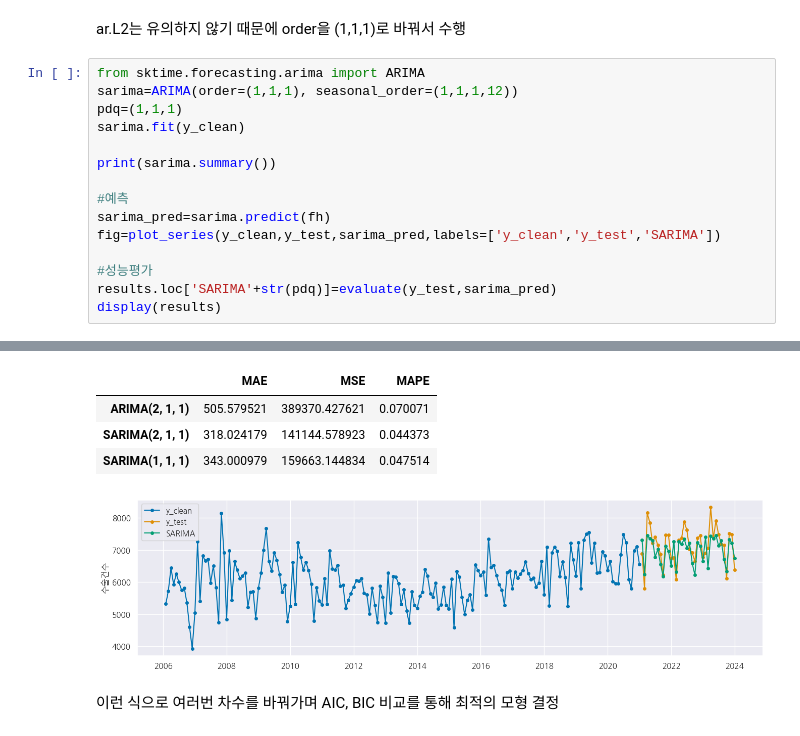
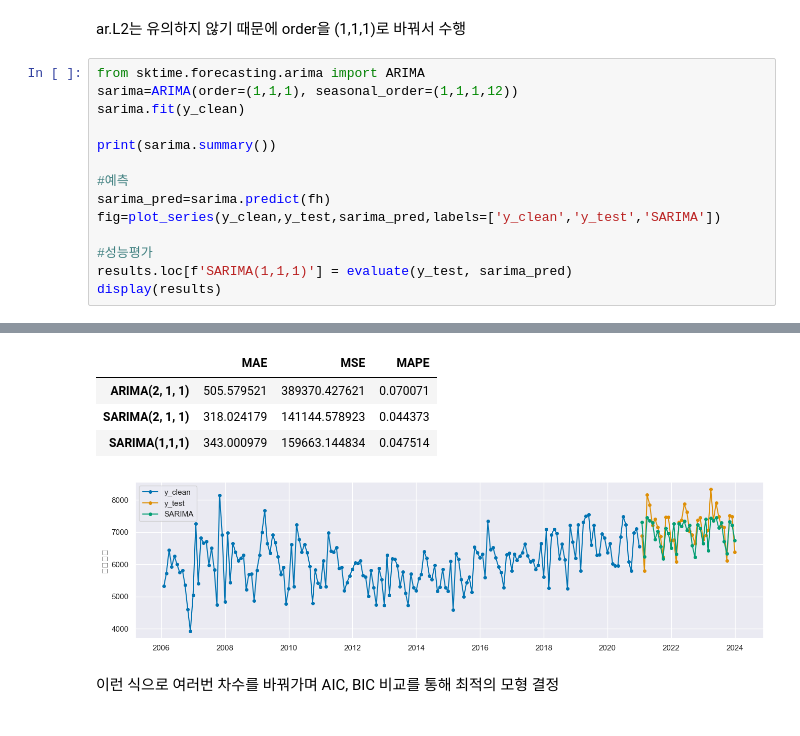
Before and after one commit to ppvid/biostat, a Jupyter notebook: 시계열과자기회귀모형.ipynb, the cells around one changed output, grey strips where cells are left out. Drawn from its saved outputs; the diff is of its cells as text.

```diff
--- a/시계열과자기회귀모형.ipynb
+++ b/시계열과자기회귀모형.ipynb
@@ -505,7 +505,6 @@ ar.L2는 유의하지 않기 때문에 order을 (1,1,1)로 바꿔서 수행
 # %%
 from sktime.forecasting.arima import ARIMA
 sarima=ARIMA(order=(1,1,1), seasonal_order=(1,1,1,12))
-pdq=(1,1,1)
 sarima.fit(y_clean)
 
 print(sarima.summary())
@@ -515,7 +514,7 @@ sarima_pred=sarima.predict(fh)
 fig=plot_series(y_clean,y_test,sarima_pred,labels=['y_clean','y_test','SARIMA'])
 
 #성능평가
-results.loc['SARIMA'+str(pdq)]=evaluate(y_test,sarima_pred)
+results.loc[f'SARIMA(1,1,1)'] = evaluate(y_test, sarima_pred)
 display(results)
 # %% [output]
                                      SARIMAX Results
@@ -527,19 +526,19 @@ Time:                                    22:33:43   BIC
 Sample:                                01-31-2006   HQIC                          2608.669
                                      - 12-31-2020
 Covariance Type:                              opg
 ==============================================================================
                  coef    std err          z      P>|z|      [0.025      0.975]
 ------------------------------------------------------------------------------
 ... (11 lines left out)
 ===================================================================================
 
 Warnings:
 [1] Covariance matrix calculated using the outer product of gradients (complex-step).
 |  | MAE | MSE | MAPE |
 | ARIMA(2, 1, 1) | 505.579521 | 389370.427621 | 0.070071 |
 | SARIMA(2, 1, 1) | 318.024179 | 141144.578923 | 0.044373 |
-| SARIMA(1, 1, 1) | 343.000979 | 159663.144834 | 0.047514 |
+| SARIMA(1,1,1) | 343.000979 | 159663.144834 | 0.047514 |
-[figure, old version]
+[figure, new version]
 # %% [markdown]
 이런 식으로 여러번 차수를 바꿔가며 AIC, BIC 비교를 통해 최적의 모형 결정
 # %% [markdown]
```
Also changed, not shown: parts of 7 cells of this notebook.
